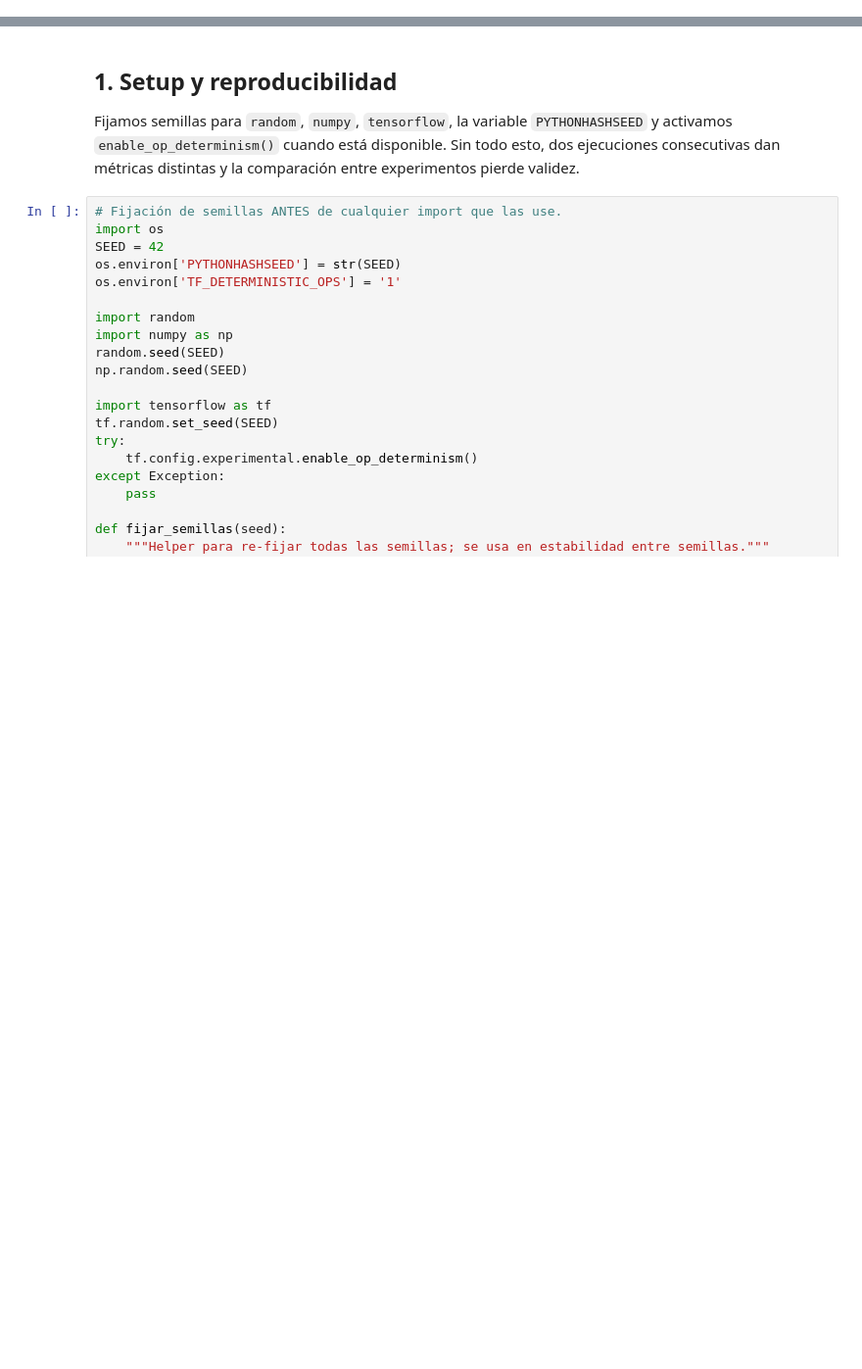
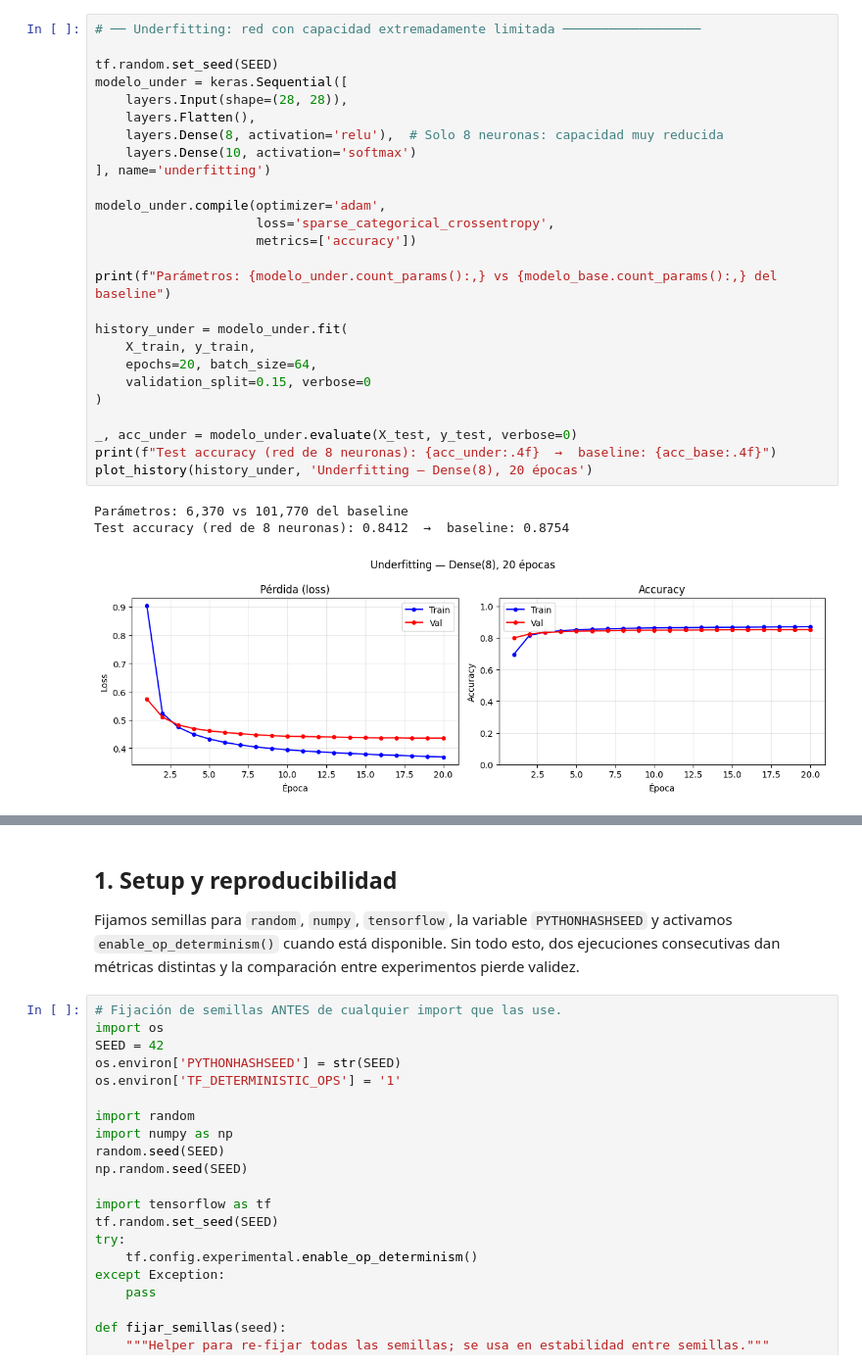
Before and after one commit to Santibareiro27/Inteligencia-Computacional, a Jupyter notebook: RA1_TP5/RA1_Trabajo_práctico_N°_5_G8.ipynb, the cells around one changed output, grey strips where cells are left out. Shown at 98% size. Cells and saved outputs as stored; diff of their text form; blank space fills up the shorter version.

```diff
--- a/RA1_TP5/RA1_Trabajo_práctico_N°_5_G8.ipynb
+++ b/RA1_TP5/RA1_Trabajo_práctico_N°_5_G8.ipynb
@@ -2,0 +418,30 @@
+# %%
+# ── Underfitting: red con capacidad extremadamente limitada ──────────────────
+
+tf.random.set_seed(SEED)
+modelo_under = keras.Sequential([
+    layers.Input(shape=(28, 28)),
+    layers.Flatten(),
+    layers.Dense(8, activation='relu'),  # Solo 8 neuronas: capacidad muy reducida
+    layers.Dense(10, activation='softmax')
+], name='underfitting')
+
+modelo_under.compile(optimizer='adam',
+                     loss='sparse_categorical_crossentropy',
+                     metrics=['accuracy'])
+
+print(f"Parámetros: {modelo_under.count_params():,} vs {modelo_base.count_params():,} del baseline")
+
+history_under = modelo_under.fit(
+    X_train, y_train,
+    epochs=20, batch_size=64,
+    validation_split=0.15, verbose=0
+)
+
+_, acc_under = modelo_under.evaluate(X_test, y_test, verbose=0)
+print(f"Test accuracy (red de 8 neuronas): {acc_under:.4f}  →  baseline: {acc_base:.4f}")
+plot_history(history_under, 'Underfitting — Dense(8), 20 épocas')
+# %% [output]
+Parámetros: 6,370 vs 101,770 del baseline
+Test accuracy (red de 8 neuronas): 0.8412  →  baseline: 0.8754
+[figure, added]
```
Also changed, not shown: parts of 61 cells of this notebook.
